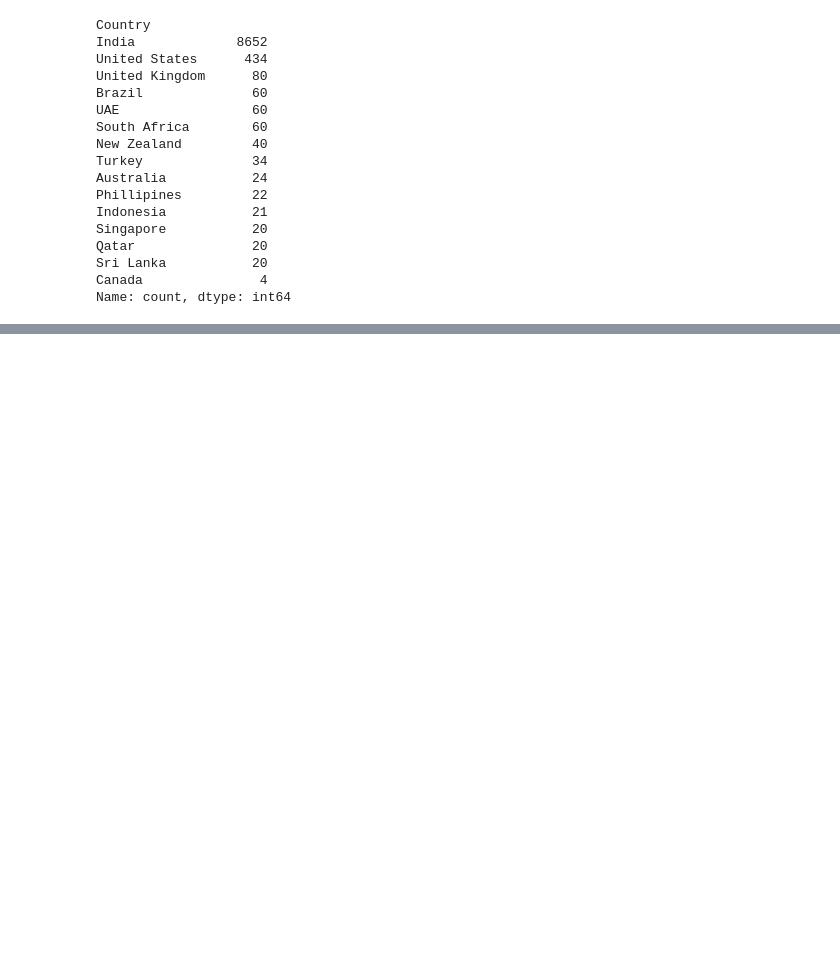
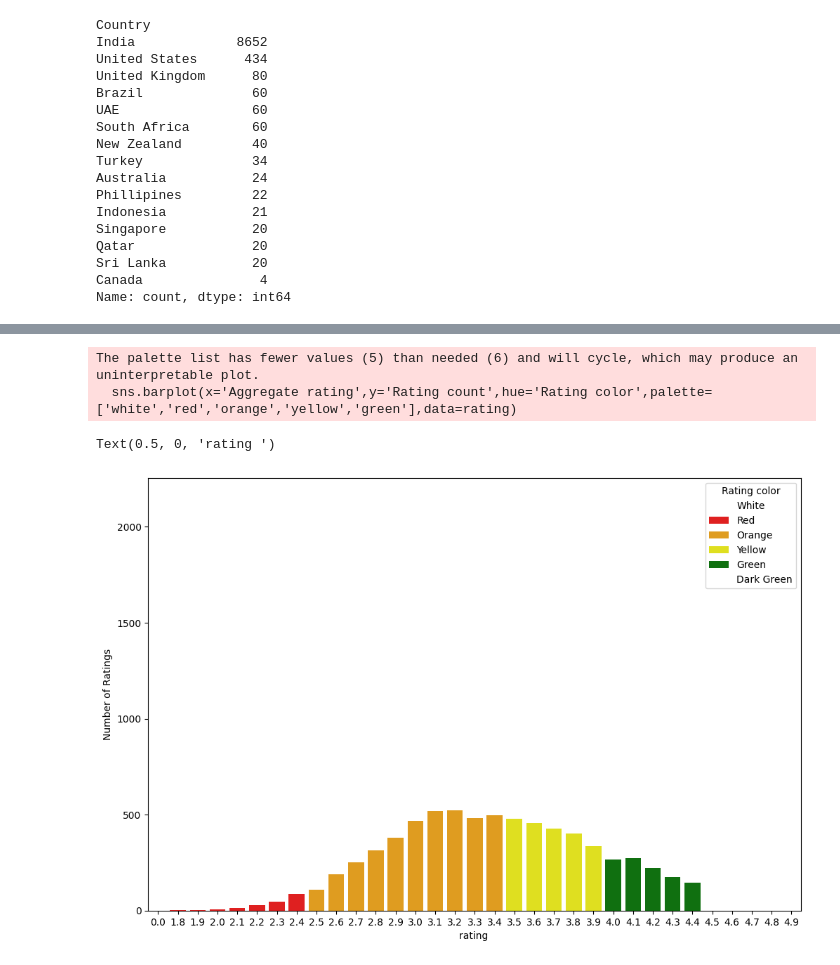
Before and after one commit to FasilHameed/Zomato-EDA-PROJECT, a Jupyter notebook: Project File.ipynb, the cells around one changed output, grey strips where cells are left out. Cells and saved outputs as stored; diff of their text form; code cells hidden in the pictures; blank space fills up the shorter version.

```diff
--- a/Project File.ipynb
+++ b/Project File.ipynb
@@ -227,0 +232,3 @@ plt.pie(country_values[:3],labels=country_names[:3],autopct='%1.2f%%')
+# %%
+# grouping rating related Text
+rating=final_df.groupby(['Aggregate rating','Rating color','Rating text']).size().reset_index().rename(columns={0:'Rating count'})
@@ -227,0 +263,11 @@ plt.pie(country_values[:3],labels=country_names[:3],autopct='%1.2f%%')
+# %%
+# Histogram Of Rating
+plt.figure(figsize=(12,8))
+sns.barplot(x='Aggregate rating',y='Rating count',hue='Rating color',palette=['white','red','orange','yellow','green'],data=rating)
+plt.ylabel('Number of Ratings')
+plt.xlabel("rating ")
+# %% [output]
+The palette list has fewer values (5) than needed (6) and will cycle, which may produce an uninterpretable plot.
+  sns.barplot(x='Aggregate rating',y='Rating count',hue='Rating color',palette=['white','red','orange','yellow','green'],data=rating)
+Text(0.5, 0, 'rating ')
+[figure, added]
```
Also changed, not shown: parts of 10 cells of this notebook.
